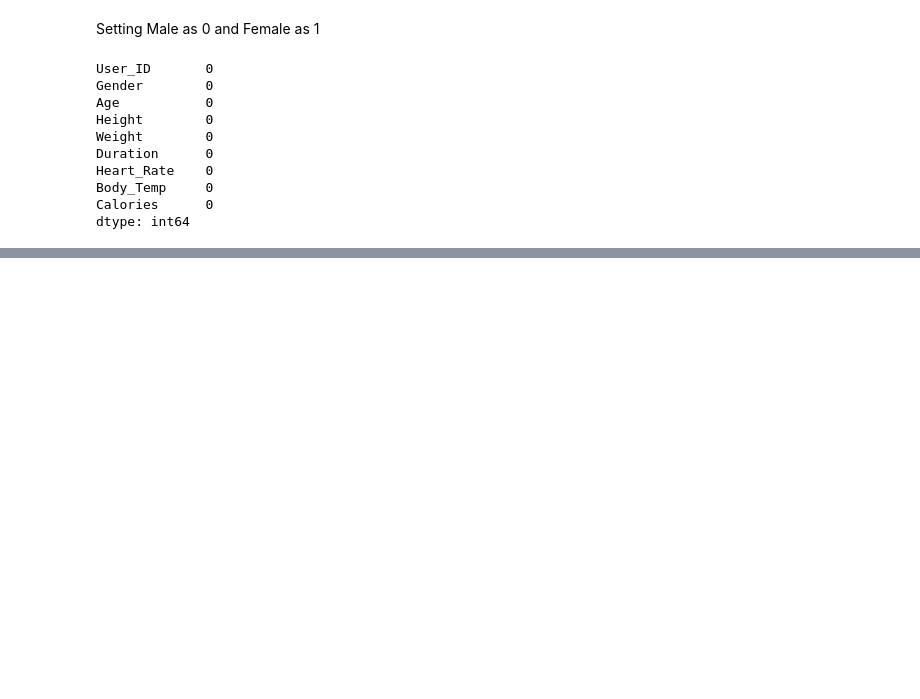
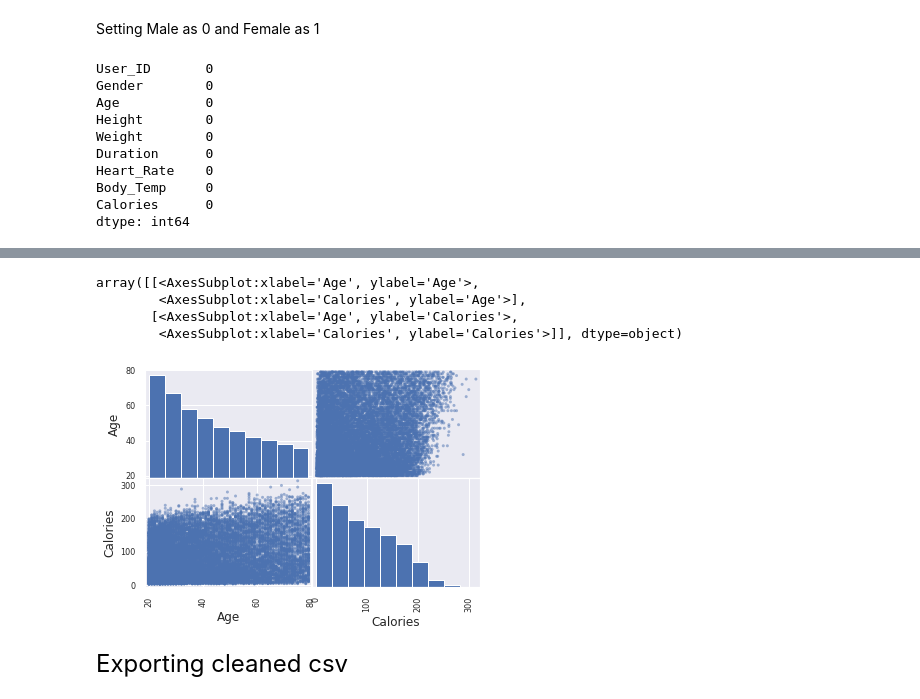
Before and after one commit to Kart121/ML-Project-Sem5, a Jupyter notebook: Processing.ipynb, the cells around one changed output, grey strips where cells are left out. Saved outputs shown, nothing was run; the diff lists cells and outputs as text; code cells hidden in the pictures; blank space fills up the shorter version.

Commit message:
exported data set

```diff
--- a/Processing.ipynb
+++ b/Processing.ipynb
@@ -293,2 +402,10 @@ scatter_matrix(data)
 # %%
-scatter_matrix(data[['Age','Calories']])
+scatter1_matrix(data[['Age','Calories']])
+# %% [output]
+array([[<AxesSubplot:xlabel='Age', ylabel='Age'>,
+        <AxesSubplot:xlabel='Calories', ylabel='Age'>],
+       [<AxesSubplot:xlabel='Age', ylabel='Calories'>,
+        <AxesSubplot:xlabel='Calories', ylabel='Calories'>]], dtype=object)
+[figure, added]
+# %% [markdown]
+<font size="5">Exporting cleaned csv</font>
```
Also changed, not shown: parts of 13 cells of this notebook, 1 other file.
